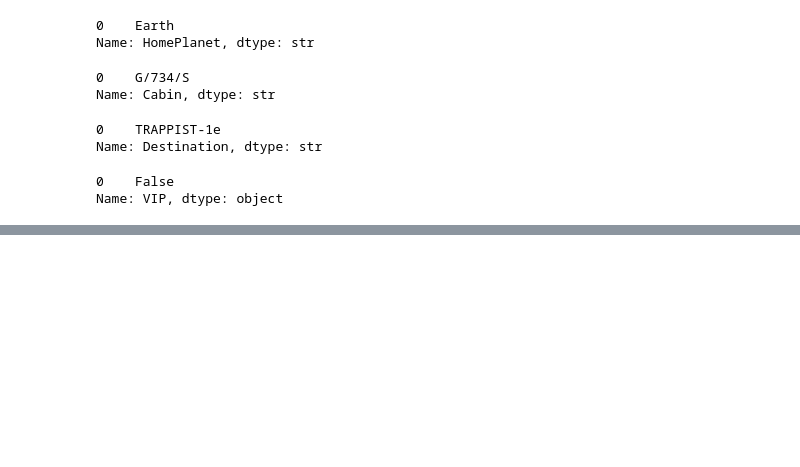
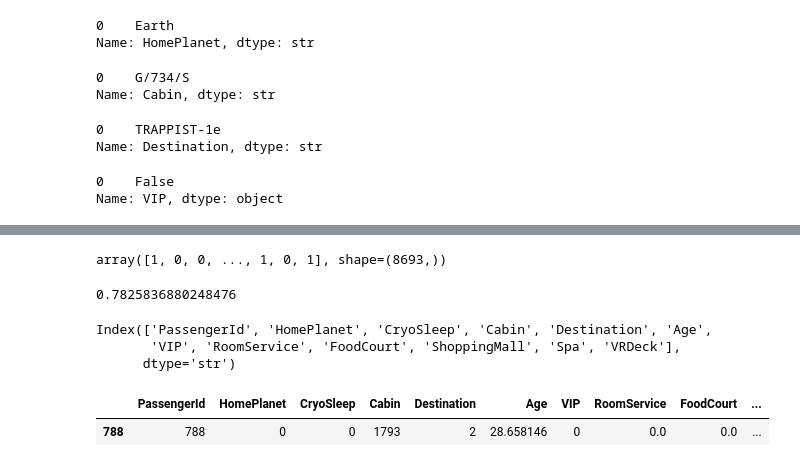
Before and after one commit to Gagan-afk67/Spaceship-Titanic-LienerRegression-and-LogisticRegression-, a Jupyter notebook: testing.ipynb, the cells around one changed output, grey strips where cells are left out. Drawn from its saved outputs; the diff is of its cells as text; code cells hidden in the pictures; blank space fills up the shorter version.

```diff
--- a/testing.ipynb
+++ b/testing.ipynb
@@ -158,0 +189,3 @@ dtype: object
+# %%
+print(test["Destination"].mode())
+test["Destination"]=test["Destination"].fillna("TRAPPIST-1e")
@@ -158,0 +195,3 @@ dtype: object
+# %%
+print(test["VIP"].mode())
+test["VIP"]=test["VIP"].fillna(False)
@@ -158,0 +201,5 @@ dtype: object
+# %%
+number_cols = ['Age', 'RoomService', 'FoodCourt', 'ShoppingMall', 'Spa', 'VRDeck']
+test[number_cols] = test[number_cols].fillna(test[number_cols].mean())
+# %%
+test=test.drop(columns=["Name"])
@@ -158,0 +403,19 @@ dtype: object
+# %%
+LOGR.predict(X_train)
+# %% [output]
+array([1, 0, 0, ..., 1, 0, 1], shape=(8693,))
+# %%
+LOGR.score(X_train,y_train)
+# %% [output]
+0.7825836880248476
+# %%
+test.columns
+# %% [output]
+Index(['PassengerId', 'HomePlanet', 'CryoSleep', 'Cabin', 'Destination', 'Age',
+       'VIP', 'RoomService', 'FoodCourt', 'ShoppingMall', 'Spa', 'VRDeck'],
+      dtype='str')
+# %%
+test.sample()
+# %% [output]
+|  | PassengerId | HomePlanet | CryoSleep | Cabin | Destination | Age | VIP | RoomService | FoodCourt | ... |
+| 788 | 788 | 0 | 0 | 1793 | 2 | 28.658146 | 0 | 0.0 | 0.0 | ... |
```
Also changed, not shown: parts of 49 cells of this notebook.
